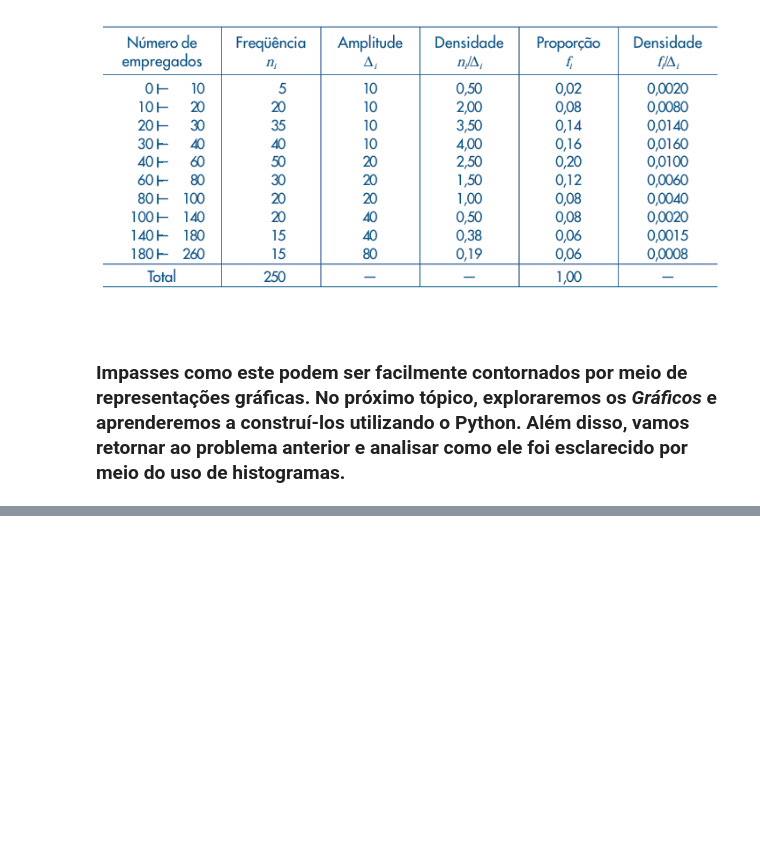
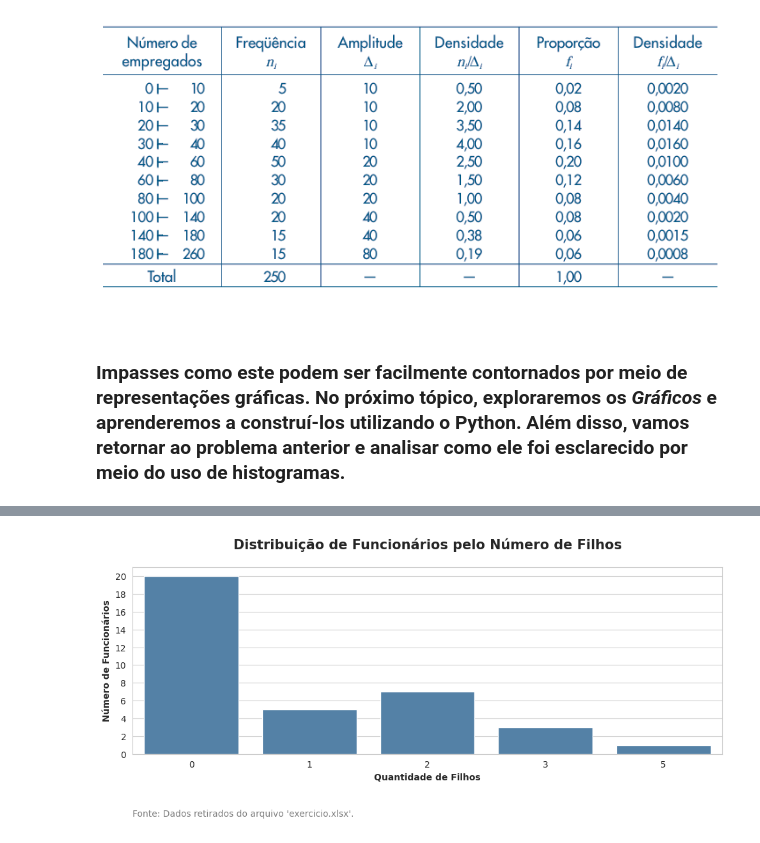
Before and after one commit to gcv-silva/Anotacoes-da-IC, a Jupyter notebook: análise_exploratoria_de_dados.ipynb, the cells around one changed output, grey strips where cells are left out. Cells and saved outputs as stored; diff of their text form; code cells hidden in the pictures; blank space fills up the shorter version.

```diff
--- a/análise_exploratoria_de_dados.ipynb
+++ b/análise_exploratoria_de_dados.ipynb
@@ -326,0 +398,2 @@ imagem("/content/densidade.png") # (MORETTIN; BUSSAB, p. 27)
+# %%
+uploaded = files.upload() # Outra fonte dos dados que vamos utilizar
@@ -326,0 +403,2 @@ imagem("/content/densidade.png") # (MORETTIN; BUSSAB, p. 27)
+# %%
+df_exercicio = pd.read_excel(io.BytesIO(uploaded['exercicio.xlsx']), sheet_name='dados') # Lê o arquivo carregado no Colab
@@ -326,0 +431,8 @@ imagem("/content/densidade.png") # (MORETTIN; BUSSAB, p. 27)
+# %%
+# Embora somente os solteiros possuam valores ausentes na coluna 'filhos',
+# isso não significa que não tenham tido algum fiho (podem ser divorciados).
+# Para fins didáticos, vamos supor que todo solteiro não tenha filhos.
+
+df_exercicio = df_exercicio.fillna(0) # dados nulos -> 0
+df_exercicio['filhos'] = df_exercicio['filhos'].astype('int') # float -> int
+df_exercicio.isnull().sum() # Confere se foi preenchido (ok!)
@@ -326,0 +468,3 @@ imagem("/content/densidade.png") # (MORETTIN; BUSSAB, p. 27)
+# %%
+filhos = df_exercicio['filhos'].value_counts()
+print(filhos, type(filhos)) # Veja que tratamos com uma Série
@@ -326,0 +479,34 @@ imagem("/content/densidade.png") # (MORETTIN; BUSSAB, p. 27)
+# %%
+# Exemplo de Gráfico de Barras/Colunas
+# sns.barplot() só aceita DataFrame
+
+filhos = pd.DataFrame(filhos)  # Série -> DataFrame
+
+sns.set_style('whitegrid')
+plt.figure(figsize=(10, 5))
+plt.yticks(range(0,filhos['count'].max()+1,2))
+
+sns.barplot(
+    data=filhos,
+    x = 'filhos',
+    y = 'count',
+    color='steelblue'
+)
+
+plt.title(
+    'Distribuição de Funcionários pelo Número de Filhos',
+    size=15, weight='bold', pad=20
+    )
+plt.xlabel('Quantidade de Filhos', size=10, weight='bold')
+plt.ylabel('Número de Funcionários', size=10, weight='bold')
+
+plt.text(
+    x=-0.5, y=-7,
+    s='Fonte: Dados retirados do arquivo \'exercicio.xlsx\'.',
+    fontsize=10, color='gray'
+    )
+
+plt.tight_layout()
+plt.show()
+# %% [output]
+[figure, added]
```
Also changed, not shown: parts of 18 cells of this notebook.
